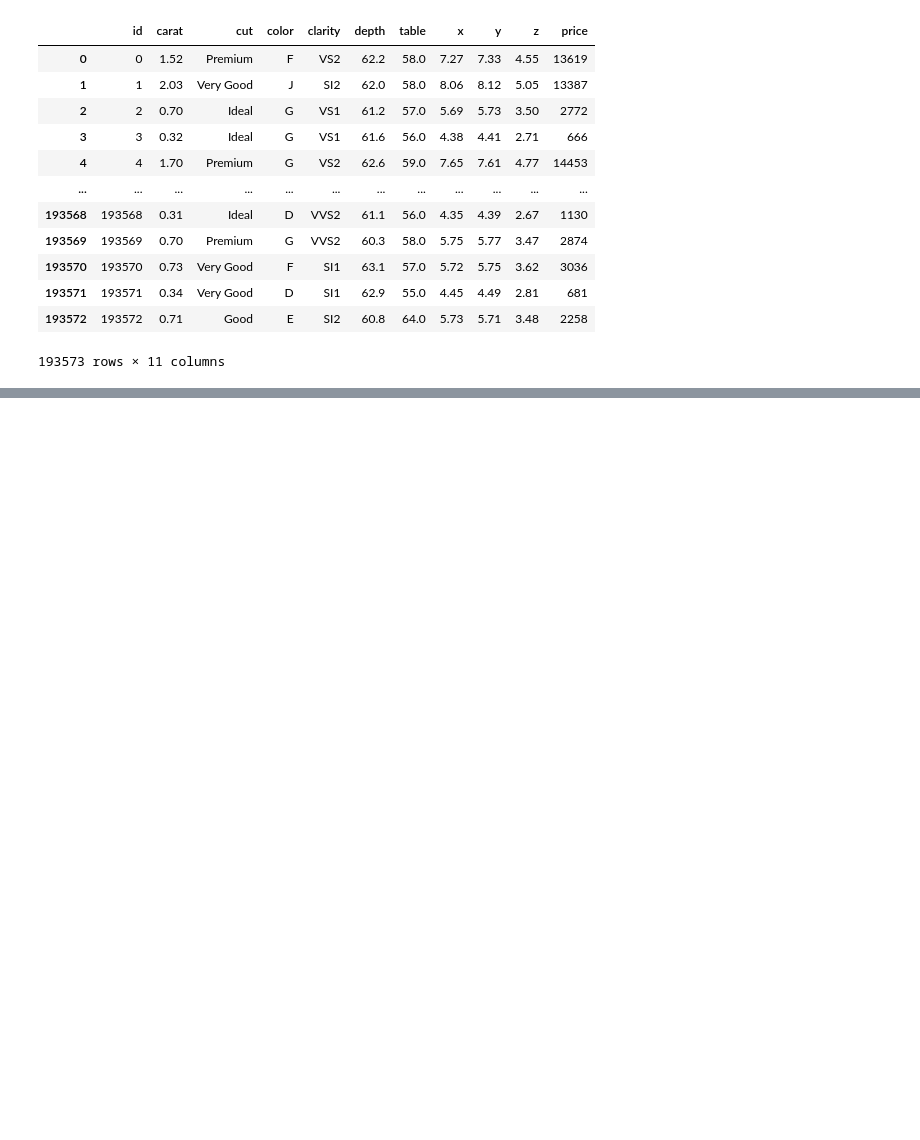
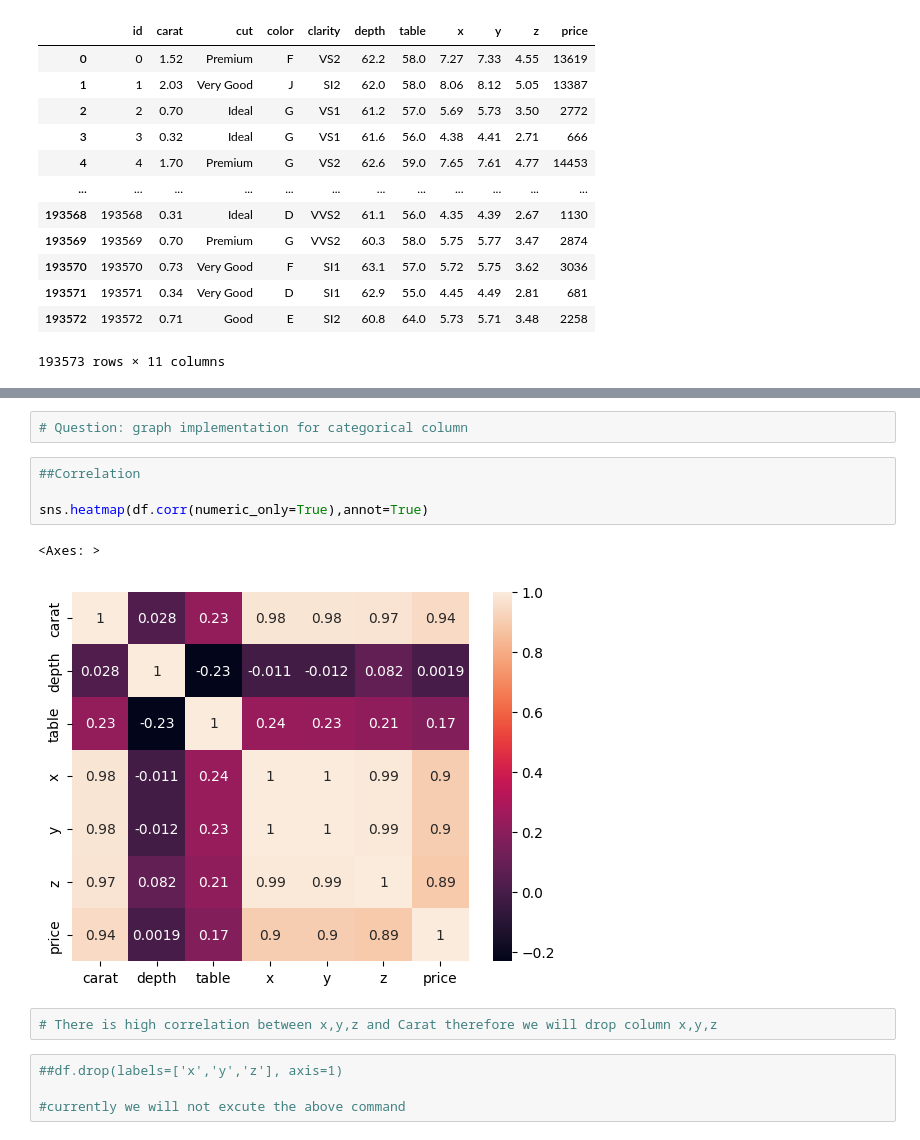
Before and after one commit to jasleenchavan/HousePriceProject_FSDS_Regressor, a Jupyter notebook: notebooks/EDA.ipynb, the cells around one changed output, grey strips where cells are left out. Saved outputs shown, nothing was run; the diff lists cells and outputs as text; blank space fills up the shorter version.

```diff
--- a/notebooks/EDA.ipynb
+++ b/notebooks/EDA.ipynb
@@ -52,0 +210,15 @@ df
+# %%
+# Question: graph implementation for categorical column
+# %%
+##Correlation
+
+sns.heatmap(df.corr(numeric_only=True),annot=True)
+# %% [output]
+<Axes: >
+[figure, added]
+# %%
+# There is high correlation between x,y,z and Carat therefore we will drop column x,y,z
+# %%
+##df.drop(labels=['x','y','z'], axis=1)
+
+#currently we will not excute the above command
```
Also changed, not shown: parts of 37 cells of this notebook, 2 other files.
